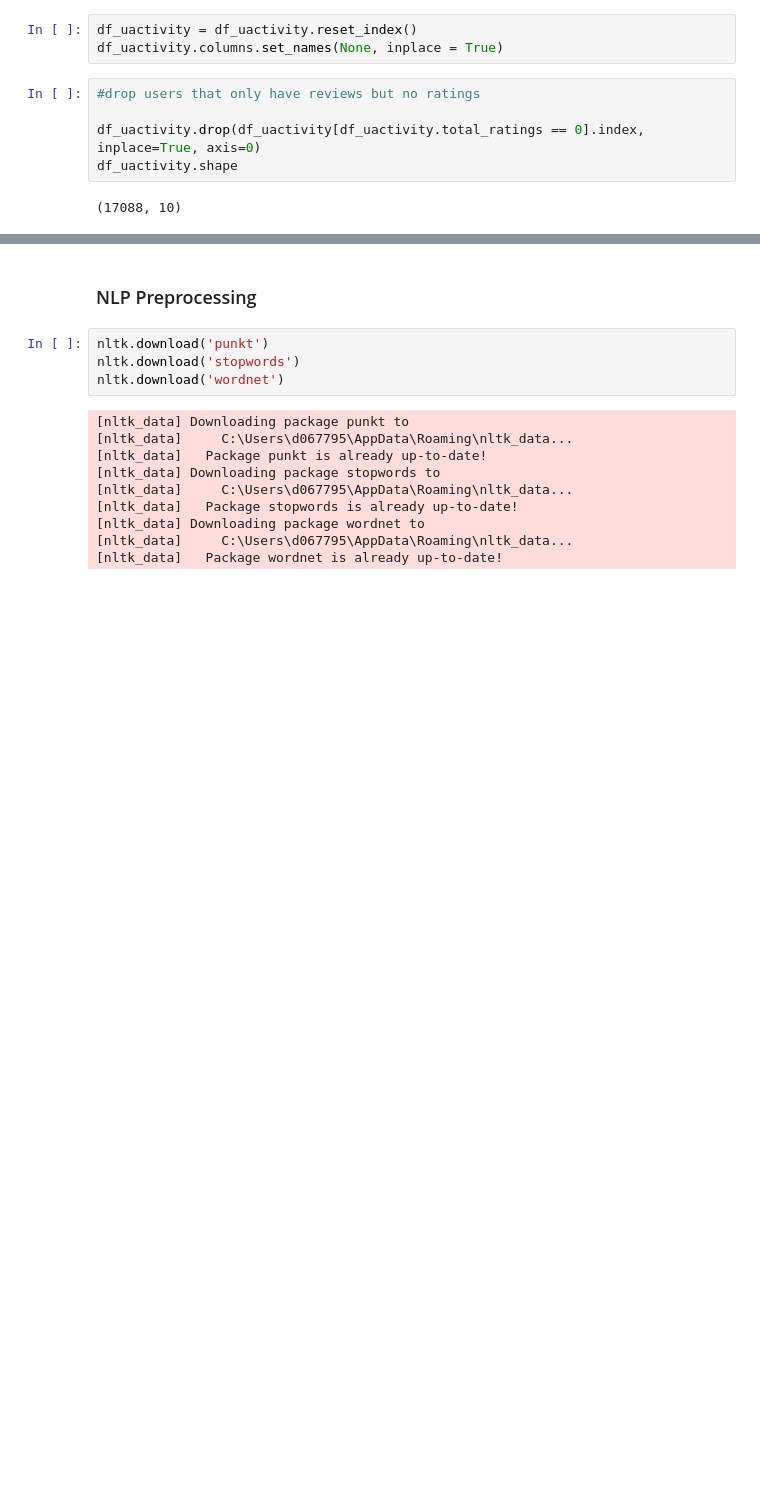
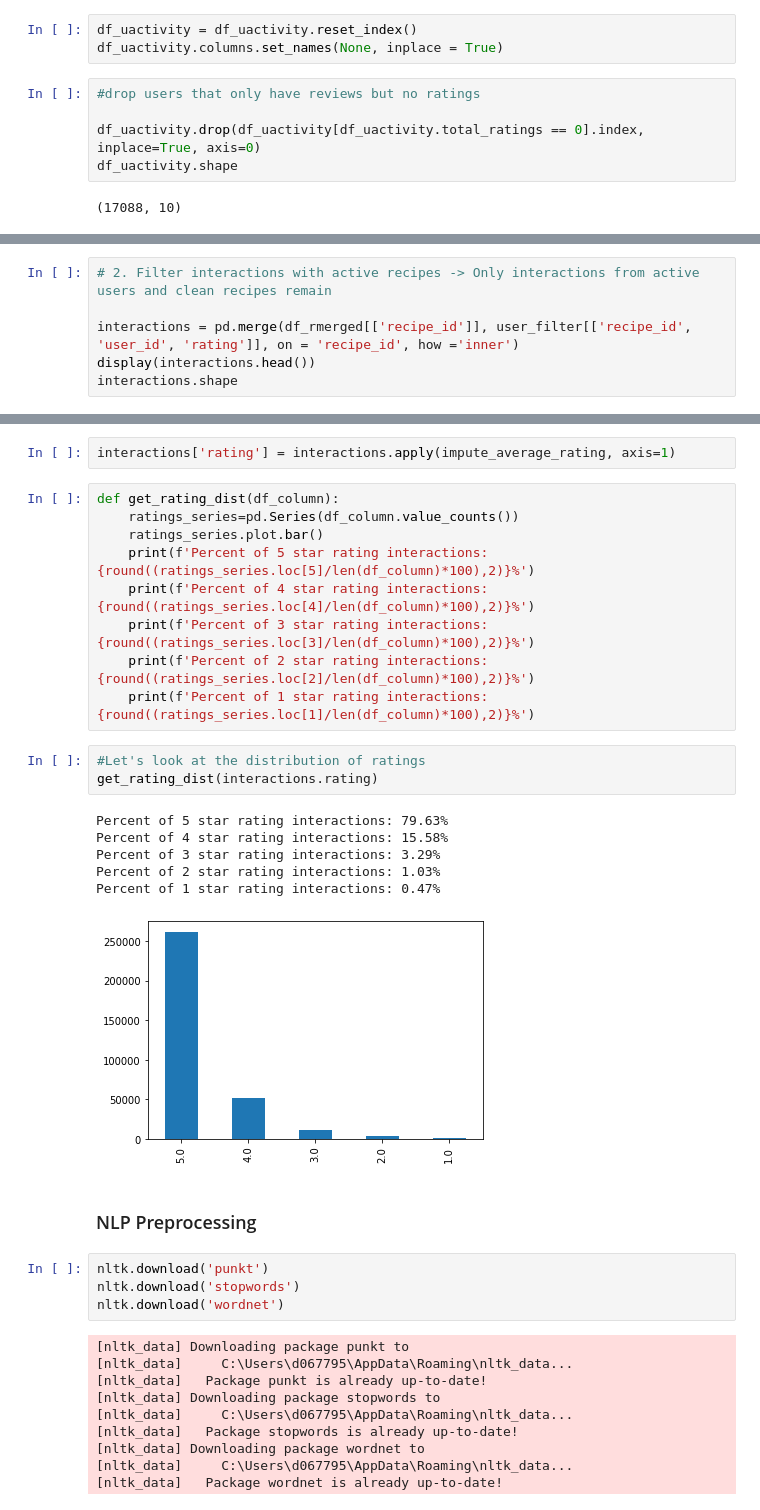
Before and after one commit to CaroHolt/WebMiningRecipeProject, a Jupyter notebook: code/Content Mining Caro.ipynb, the cells around one changed output, grey strips where cells are left out. Drawn from its saved outputs; the diff is of its cells as text; blank space fills up the shorter version.

```diff
--- a/code/Content Mining Caro.ipynb
+++ b/code/Content Mining Caro.ipynb
@@ -306,0 +310,6 @@ df_uactivity.shape
+# %%
+# 2. Filter interactions with active recipes -> Only interactions from active users and clean recipes remain
+
+interactions = pd.merge(df_rmerged[['recipe_id']], user_filter[['recipe_id', 'user_id', 'rating']], on = 'recipe_id', how ='inner')
+display(interactions.head())
+interactions.shape
@@ -307,3 +333,24 @@ df_uactivity.shape
+# %%
+interactions['rating'] = interactions.apply(impute_average_rating, axis=1)
+# %%
+def get_rating_dist(df_column):
+    ratings_series=pd.Series(df_column.value_counts())
+    ratings_series.plot.bar()
+    print(f'Percent of 5 star rating interactions: {round((ratings_series.loc[5]/len(df_column)*100),2)}%')
+    print(f'Percent of 4 star rating interactions: {round((ratings_series.loc[4]/len(df_column)*100),2)}%')
+    print(f'Percent of 3 star rating interactions: {round((ratings_series.loc[3]/len(df_column)*100),2)}%')
+    print(f'Percent of 2 star rating interactions: {round((ratings_series.loc[2]/len(df_column)*100),2)}%')
+    print(f'Percent of 1 star rating interactions: {round((ratings_series.loc[1]/len(df_column)*100),2)}%')
+# %%
+#Let's look at the distribution of ratings
+get_rating_dist(interactions.rating)
+# %% [output]
+Percent of 5 star rating interactions: 79.63%
+Percent of 4 star rating interactions: 15.58%
+Percent of 3 star rating interactions: 3.29%
+Percent of 2 star rating interactions: 1.03%
+Percent of 1 star rating interactions: 0.47%
+[figure, added]
 # %% [markdown]
 ### NLP Preprocessing
 # %%
```
Also changed, not shown: parts of 44 cells of this notebook.
